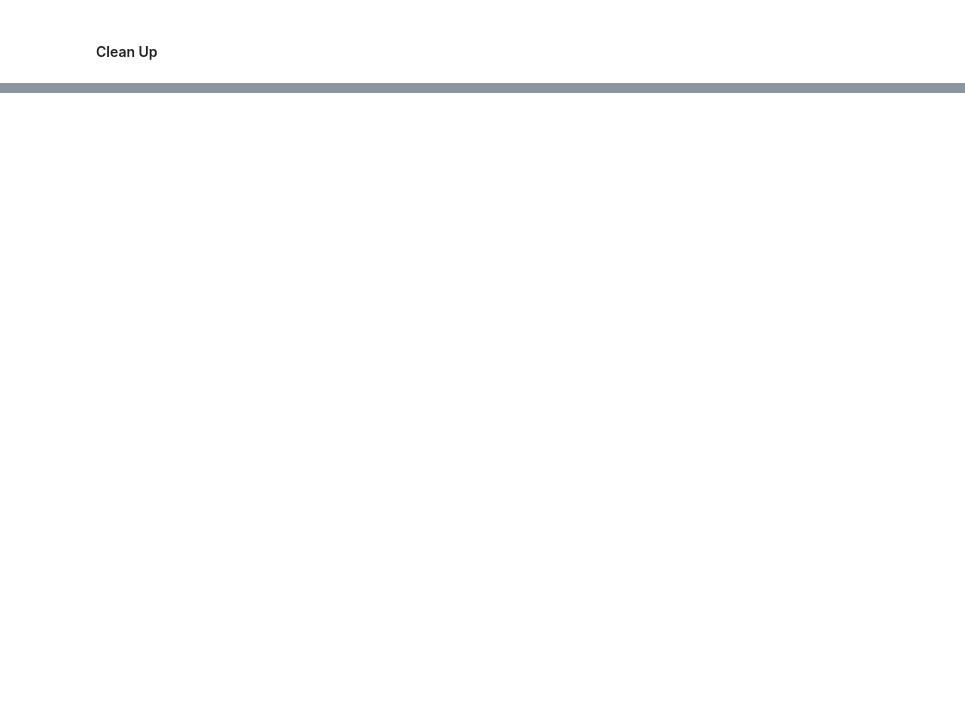
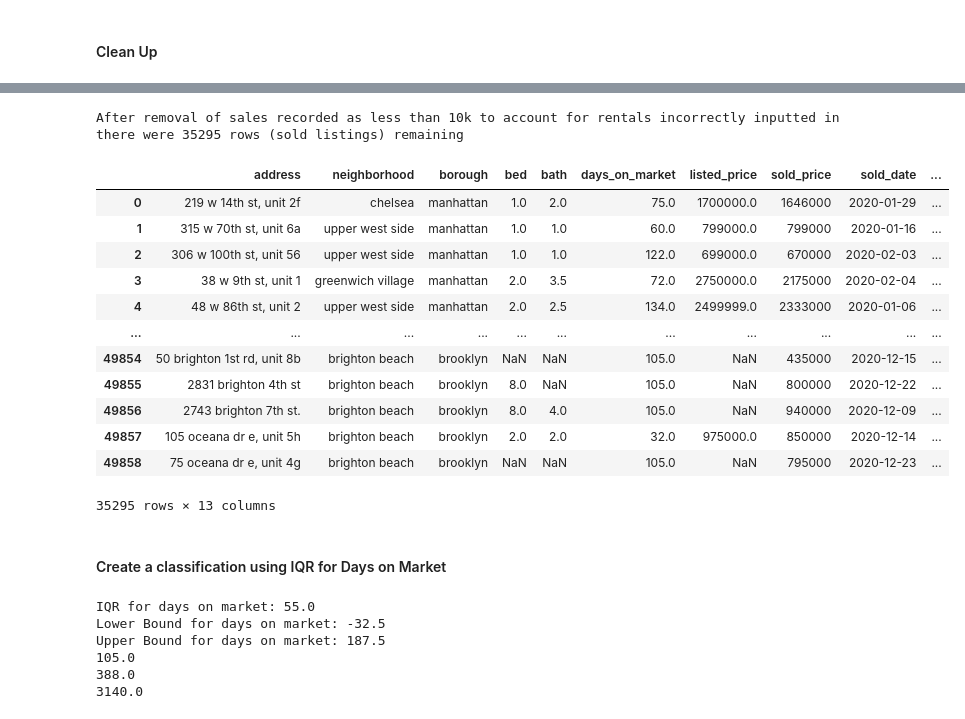
Before and after one commit to alisonsadel/NYC-Challenge, a Jupyter notebook: python_files/Real Estate Data Final.ipynb, the cells around one changed output, grey strips where cells are left out. Drawn from its saved outputs; the diff is of its cells as text; code cells hidden in the pictures; blank space fills up the shorter version.

```diff
--- a/python_files/Real Estate Data Final.ipynb
+++ b/python_files/Real Estate Data Final.ipynb
@@ -156,2 +177,5 @@ ValueError: time data '9/28/19' does not match format '%m/%d/%Y' (match)
+# %%
+# Convert any bath field values less than 1 to 1
+df['bath'].values[df['bath'].values < 1] = 1
 # %%
 df.dtypes
@@ -169,0 +203,14 @@ df['listed_date'].isna().value_counts()
+# %%
+# Convert listed date, sold date and year built to datetime
+df.year_built = pd.to_datetime(df.year_built, format='%Y')
+df.sold_date = pd.to_datetime(df.sold_date, format='%m/%d/%y')
+
+
+# Convert days on market columns to floats
+df['days_on_market'] = df['days_on_market'].str.replace(',', '') # Removes commas from any properties on the market for 1000+ days
+df['days_on_market'] = pd.to_numeric(df['days_on_market'])
+# %%
+# Convert bath and dom column to float
+df['bed'] = df.bed.astype(float)
+#df['bath'] = df.bath.astype(float)
+df['days_on_market'] = df.days_on_market.astype(float)
@@ -169,0 +226,57 @@ df['listed_date'].isna().value_counts()
+# %%
+# Drop all rows where sold price is less than 10,000
+df = df[df['sold_price'] > 10000]
+
+morethan10k = len(df)
+print(f'After removal of sales recorded as less than 10k to account for rentals incorrectly inputted in there were {morethan10k} rows (sold listings) remaining')
+# %% [output]
+After removal of sales recorded as less than 10k to account for rentals incorrectly inputted in there were 35295 rows (sold listings) remaining
+# %%
+#df['sold_price'].min()
+#df['borough'].value_counts()
+df.dtypes
+df
+# %% [output]
+|  | address | neighborhood | borough | bed | bath | days_on_market | listed_price | sold_price | sold_date | ... |
+| 0 | 219 w 14th st, unit 2f | chelsea | manhattan | 1.0 | 2.0 | 75.0 | 1700000.0 | 1646000 | 2020-01-29 | ... |
+| 1 | 315 w 70th st, unit 6a | upper west side | manhattan | 1.0 | 1.0 | 60.0 | 799000.0 | 799000 | 2020-01-16 | ... |
+| 2 | 306 w 100th st, unit 56 | upper west side | manhattan | 1.0 | 1.0 | 122.0 | 699000.0 | 670000 | 2020-02-03 | ... |
+| 3 | 38 w 9th st, unit 1 | greenwich village | manhattan | 2.0 | 3.5 | 72.0 | 2750000.0 | 2175000 | 2020-02-04 | ... |
+| 4 | 48 w 86th st, unit 2 | upper west side | manhattan | 2.0 | 2.5 | 134.0 | 2499999.0 | 2333000 | 2020-01-06 | ... |
+| ... | ... | ... | ... | ... | ... | ... | ... | ... | ... | ... |
+| 49854 | 50 brighton 1st rd, unit 8b | brighton beach | brooklyn | NaN | NaN | 105.0 | NaN | 435000 | 2020-12-15 | ... |
+| 49855 | 2831 brighton 4th st | brighton beach | brooklyn | 8.0 | NaN | 105.0 | NaN | 800000 | 2020-12-22 | ... |
+| 49856 | 2743 brighton 7th st. | brighton beach | brooklyn | 8.0 | 4.0 | 105.0 | NaN | 940000 | 2020-12-09 | ... |
+| 49857 | 105 oceana dr e, unit 5h | brighton beach | brooklyn | 2.0 | 2.0 | 32.0 | 975000.0 | 850000 | 2020-12-14 | ... |
+| 49858 | 75 oceana dr e, unit 4g | brighton beach | brooklyn | NaN | NaN | 105.0 | NaN | 795000 | 2020-12-23 | ... |
+35295 rows × 13 columns
+# %% [markdown]
+#### Create a classification using IQR for Days on Market
+# %%
+# Calculate IQR for Days on Market
+
+Q1 = df['days_on_market'].quantile(0.25)
+Q2 = df['days_on_market'].quantile(0.50)
+Q3 = df['days_on_market'].quantile(0.75)
+IQR = Q3 - Q1
+print(f'IQR for days on market: {IQR}')
+
+# Find upper and lower bounds to help identify outliers for each regimen
+lower_bound = Q1 - (1.5*IQR)
+upper_bound = Q3 + (1.5*IQR)
+print(f'Lower Bound for days on market: {lower_bound}')
+print(f'Upper Bound for days on market: {upper_bound}')
+print(Q2)
+
+outliers_excluded_df = df[(np.abs(st.zscore(df['days_on_market'])) < 3)]
+max_days_without_outlier = outliers_excluded_df['days_on_market'].max()
+print(max_days_without_outlier)
+max_days_with_outlier = df['days_on_market'].max()
+print(max_days_with_outlier)
+# %% [output]
+IQR for days on market: 55.0
+Lower Bound for days on market: -32.5
+Upper Bound for days on market: 187.5
+105.0
+388.0
+3140.0
```
Also changed, not shown: parts of 32 cells of this notebook, 12 other files.
